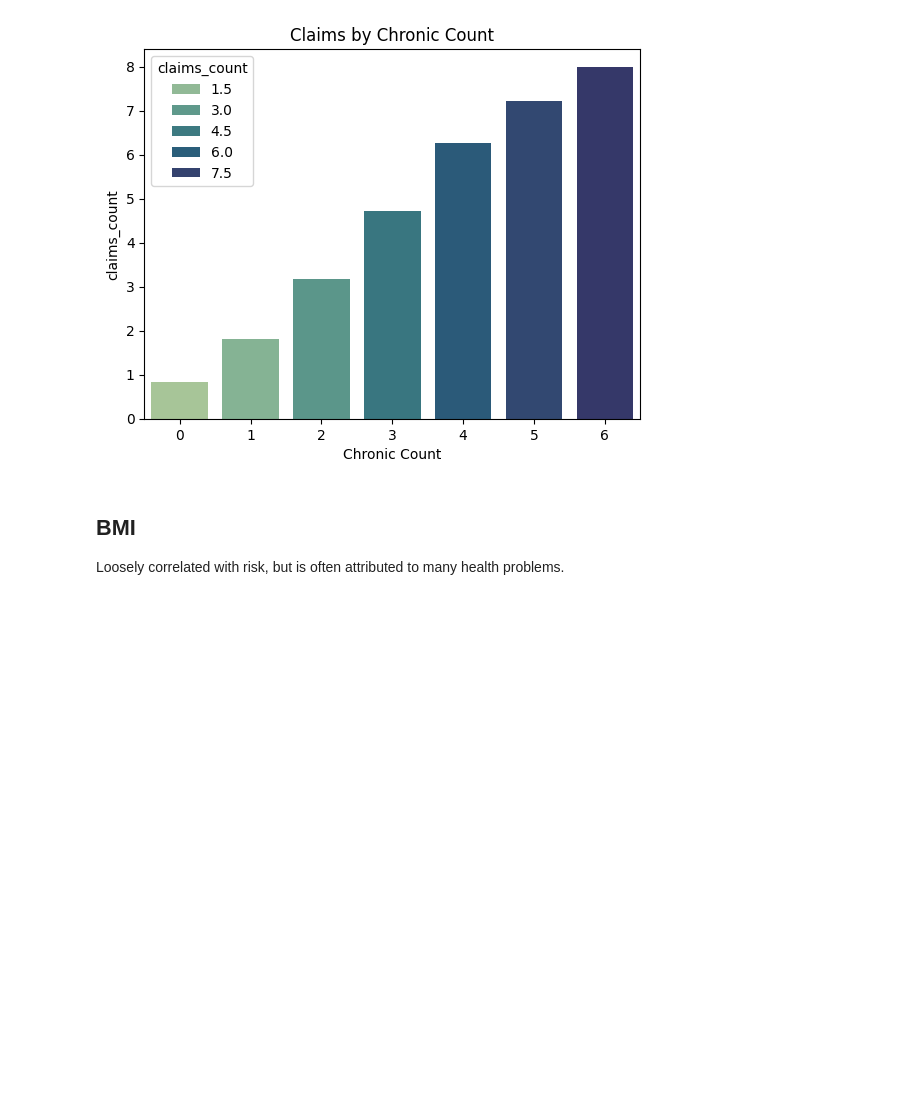
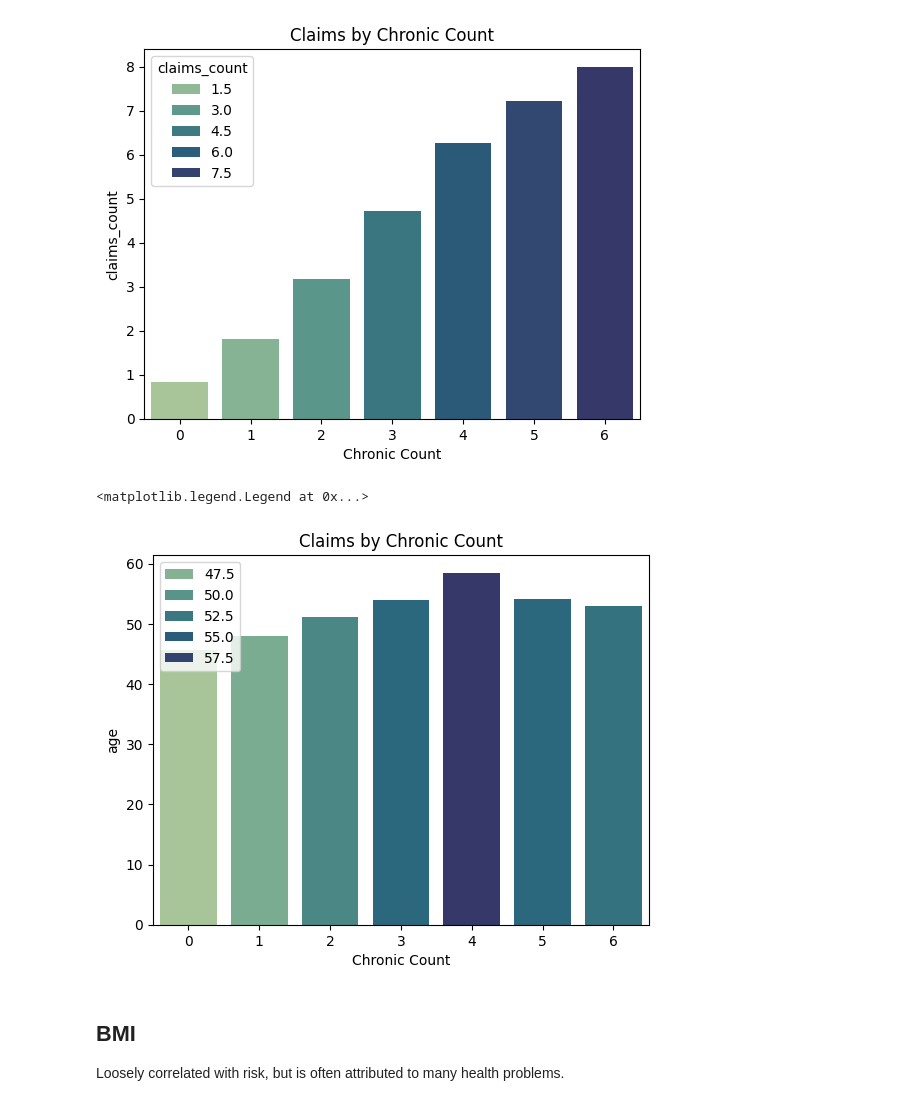
Before and after one commit to Abled773/HI-Risk-Prediction-and-Analysis, a Jupyter notebook: Risk_Analysis_and_Prediction.ipynb, the cells around one changed output. Saved outputs shown, nothing was run; the diff lists cells and outputs as text; code cells hidden in the pictures; blank space fills up the shorter version.

```diff
--- a/Risk_Analysis_and_Prediction.ipynb
+++ b/Risk_Analysis_and_Prediction.ipynb
@@ -539,6 +535,17 @@ plt.title("Claims by Chronic Count")
 # %% [output]
 Text(0.5, 1.0, 'Claims by Chronic Count')
 [figure]
+# %%
+grouped = data.groupby('chronic_count', observed=True)['age'].mean().reset_index()
+
+sns.barplot(data=grouped, x='chronic_count', y='age', hue="age", palette="crest")
+plt.ylabel("age")
+plt.xlabel("Chronic Count")
+plt.title("Claims by Chronic Count")
+plt.legend(loc='upper left')
+# %% [output]
+<matplotlib.legend.Legend at 0x...>
+[figure, added]
 # %% [markdown]
 ## BMI
 
```
Also changed, not shown: parts of 8 cells of this notebook.
